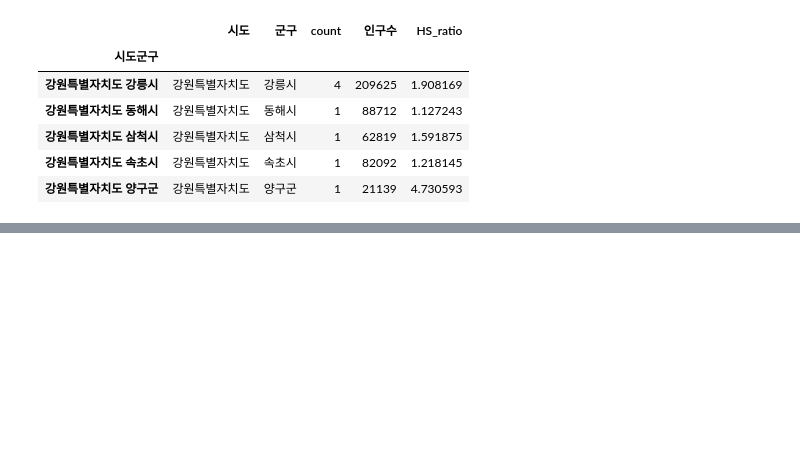
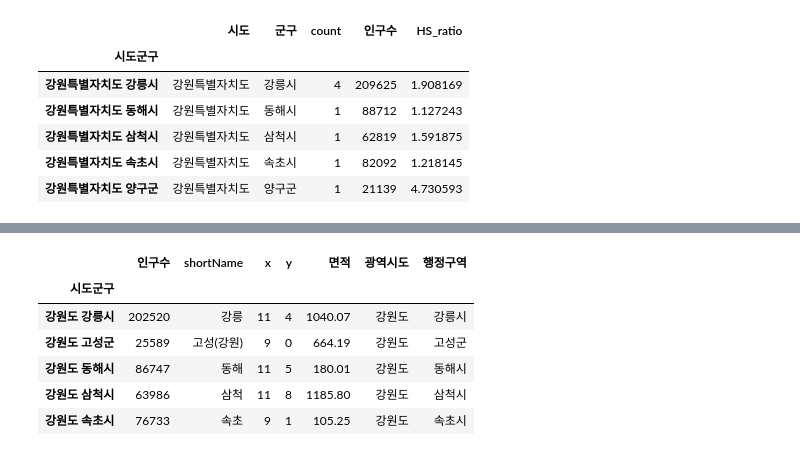
Before and after one commit to jurwon/BigdataVisualization_analyze, a Jupyter notebook: ch3_지도맵-통계/test2.ipynb, the cells around one changed output, grey strips where cells are left out. Cells and saved outputs as stored; diff of their text form; code cells hidden in the pictures; blank space fills up the shorter version.

```diff
--- a/ch3_지도맵-통계/test2.ipynb
+++ b/ch3_지도맵-통계/test2.ipynb
@@ -298,0 +366,13 @@ TypeError: Series.sort_values() takes 1 positional argument but 2 positional arg
+# %%
+#데이터 프레임 병합 하려면 인덱스 동일하게 맞추는 작업(깔맞춤)
+#시도군구 열 -> 인덱스로 설정
+data_draw_korea = data_draw_korea.set_index("시도군구")
+data_draw_korea.head()
+# %% [output]
+|  | 인구수 | shortName | x | y | 면적 | 광역시도 | 행정구역 |
+| 시도군구 |  |  |  |  |  |  |  |
+| 강원도 강릉시 | 202520 | 강릉 | 11 | 4 | 1040.07 | 강원도 | 강릉시 |
+| 강원도 고성군 | 25589 | 고성(강원) | 9 | 0 | 664.19 | 강원도 | 고성군 |
+| 강원도 동해시 | 86747 | 동해 | 11 | 5 | 180.01 | 강원도 | 동해시 |
+| 강원도 삼척시 | 63986 | 삼척 | 11 | 8 | 1185.80 | 강원도 | 삼척시 |
+| 강원도 속초시 | 76733 | 속초 | 9 | 1 | 105.25 | 강원도 | 속초시 |
```
Also changed, not shown: parts of 9 cells of this notebook, 1 other file.
